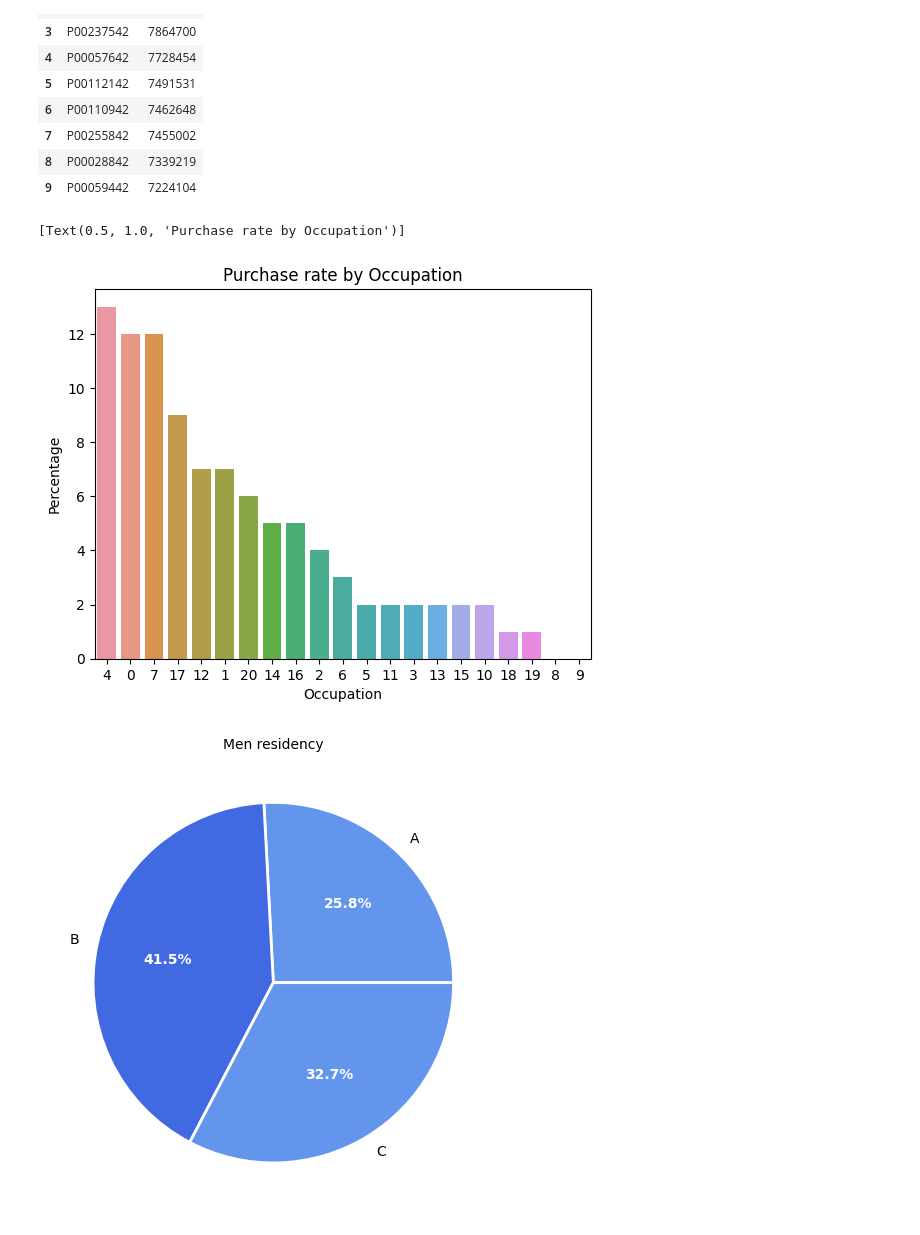
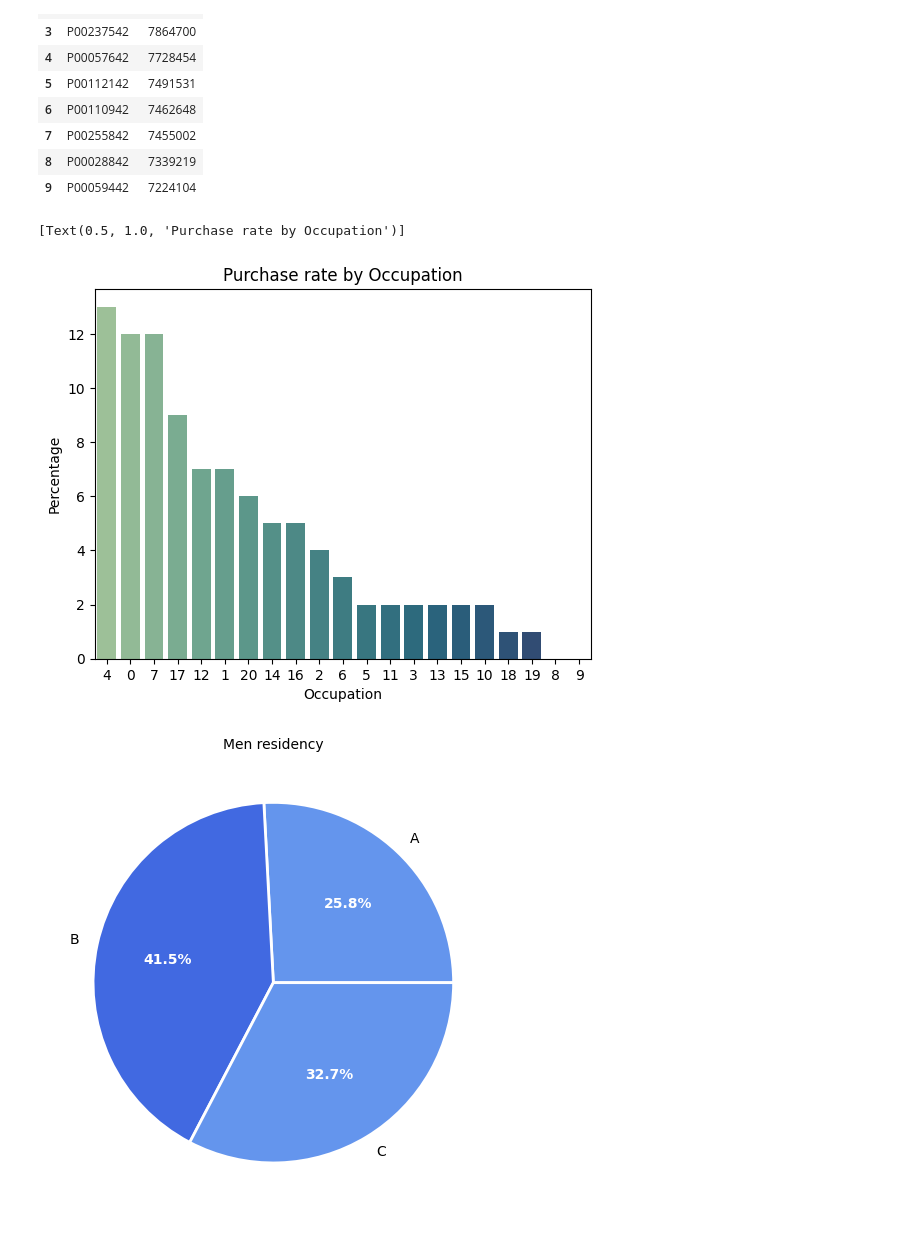
Before and after one commit to INA-95/retail_customer_behavior_analysis, a Jupyter notebook: walmart_customer_behavior_analysis.ipynb, the cells around one changed output. Drawn from its saved outputs; the diff is of its cells as text; code cells hidden in the pictures.

```diff
--- a/walmart_customer_behavior_analysis.ipynb
+++ b/walmart_customer_behavior_analysis.ipynb
@@ -146,16 +164,16 @@ purchase_26_35[['Product_ID', 'Purchase']]
 # %%
 # How's the men's purchase distribution by occupation?
 
 occu_purchase = m_df.groupby('Occupation')['Purchase'].sum().reset_index()
 occu_purchase['Percentage'] = round((occu_purchase['Purchase'] / occu_purchase['Purchase'].sum()) * 100, 0)
 
 occu_purchase.sort_values('Percentage')
 
-sns.barplot(x = 'Occupation', y = 'Percentage', data = occu_purchase,
+sns.barplot(x = 'Occupation', y = 'Percentage', data = occu_purchase, palette = "crest",
             order = occu_purchase.sort_values('Percentage', ascending = False).Occupation).set(title = 'Purchase rate by Occupation')
 # %% [output]
 [Text(0.5, 1.0, 'Purchase rate by Occupation')]
-[figure, old version]
+[figure, new version]
 # %%
 # Where does men live?
 
```
Also changed, not shown: parts of 15 cells of this notebook.
